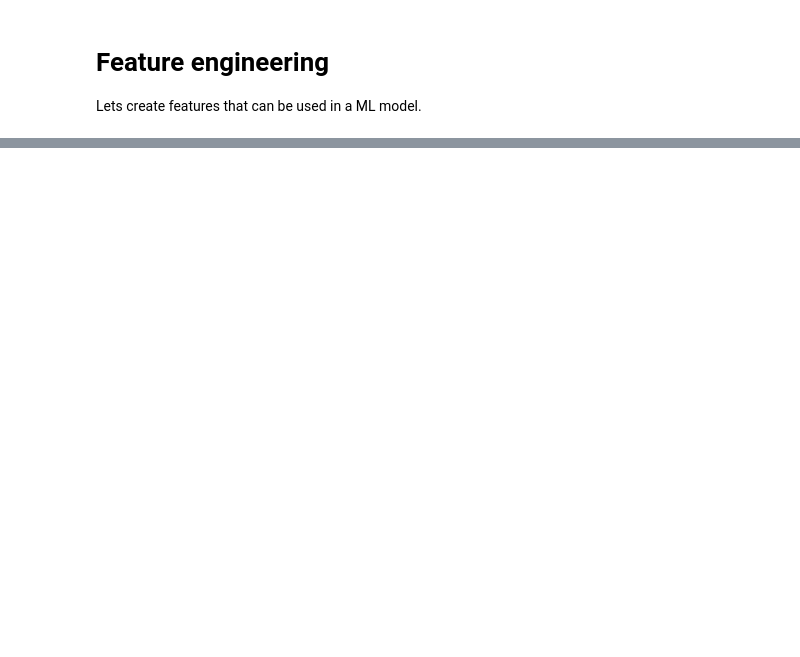
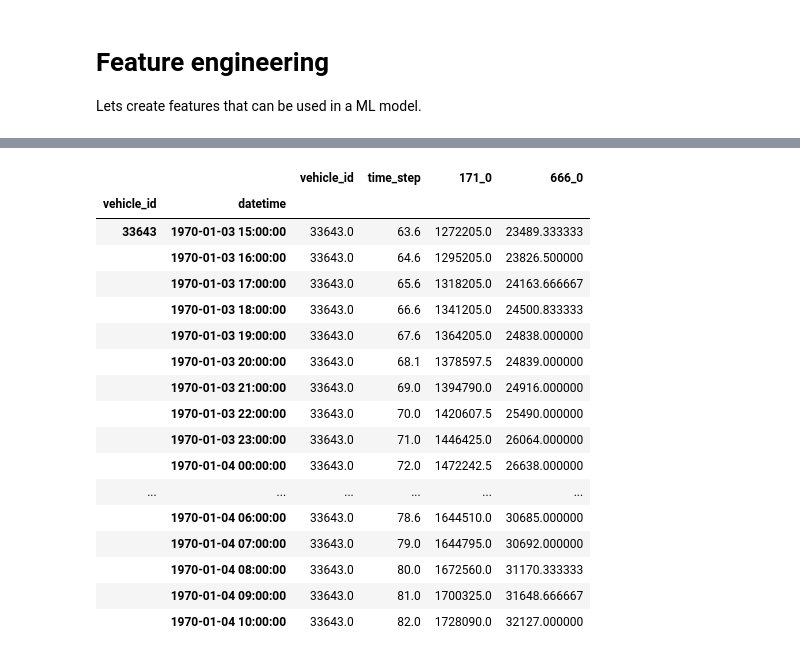
Before and after one commit to cerionXLII/ComponentX, a Jupyter notebook: src/componentX.ipynb, the cells around one changed output, grey strips where cells are left out. Saved outputs shown, nothing was run; the diff lists cells and outputs as text; code cells hidden in the pictures; blank space fills up the shorter version.

```diff
--- a/src/componentX.ipynb
+++ b/src/componentX.ipynb
@@ -453,0 +552,21 @@ Lets create features that can be used in a ML model.
+# %%
+df2.tail(20)
+# %% [output]
+|  |  | vehicle_id | time_step | 171_0 | 666_0 |
+| vehicle_id | datetime |  |  |  |  |
+| 33643 | 1970-01-03 15:00:00 | 33643.0 | 63.6 | 1272205.0 | 23489.333333 |
+|  | 1970-01-03 16:00:00 | 33643.0 | 64.6 | 1295205.0 | 23826.500000 |
+|  | 1970-01-03 17:00:00 | 33643.0 | 65.6 | 1318205.0 | 24163.666667 |
+|  | 1970-01-03 18:00:00 | 33643.0 | 66.6 | 1341205.0 | 24500.833333 |
+|  | 1970-01-03 19:00:00 | 33643.0 | 67.6 | 1364205.0 | 24838.000000 |
+|  | 1970-01-03 20:00:00 | 33643.0 | 68.1 | 1378597.5 | 24839.000000 |
+|  | 1970-01-03 21:00:00 | 33643.0 | 69.0 | 1394790.0 | 24916.000000 |
+|  | 1970-01-03 22:00:00 | 33643.0 | 70.0 | 1420607.5 | 25490.000000 |
+|  | 1970-01-03 23:00:00 | 33643.0 | 71.0 | 1446425.0 | 26064.000000 |
+|  | 1970-01-04 00:00:00 | 33643.0 | 72.0 | 1472242.5 | 26638.000000 |
+| ... | ... | ... | ... | ... | ... |
+|  | 1970-01-04 06:00:00 | 33643.0 | 78.6 | 1644510.0 | 30685.000000 |
+|  | 1970-01-04 07:00:00 | 33643.0 | 79.0 | 1644795.0 | 30692.000000 |
+|  | 1970-01-04 08:00:00 | 33643.0 | 80.0 | 1672560.0 | 31170.333333 |
+|  | 1970-01-04 09:00:00 | 33643.0 | 81.0 | 1700325.0 | 31648.666667 |
+|  | 1970-01-04 10:00:00 | 33643.0 | 82.0 | 1728090.0 | 32127.000000 |
```
Also changed, not shown: parts of 13 cells of this notebook.
